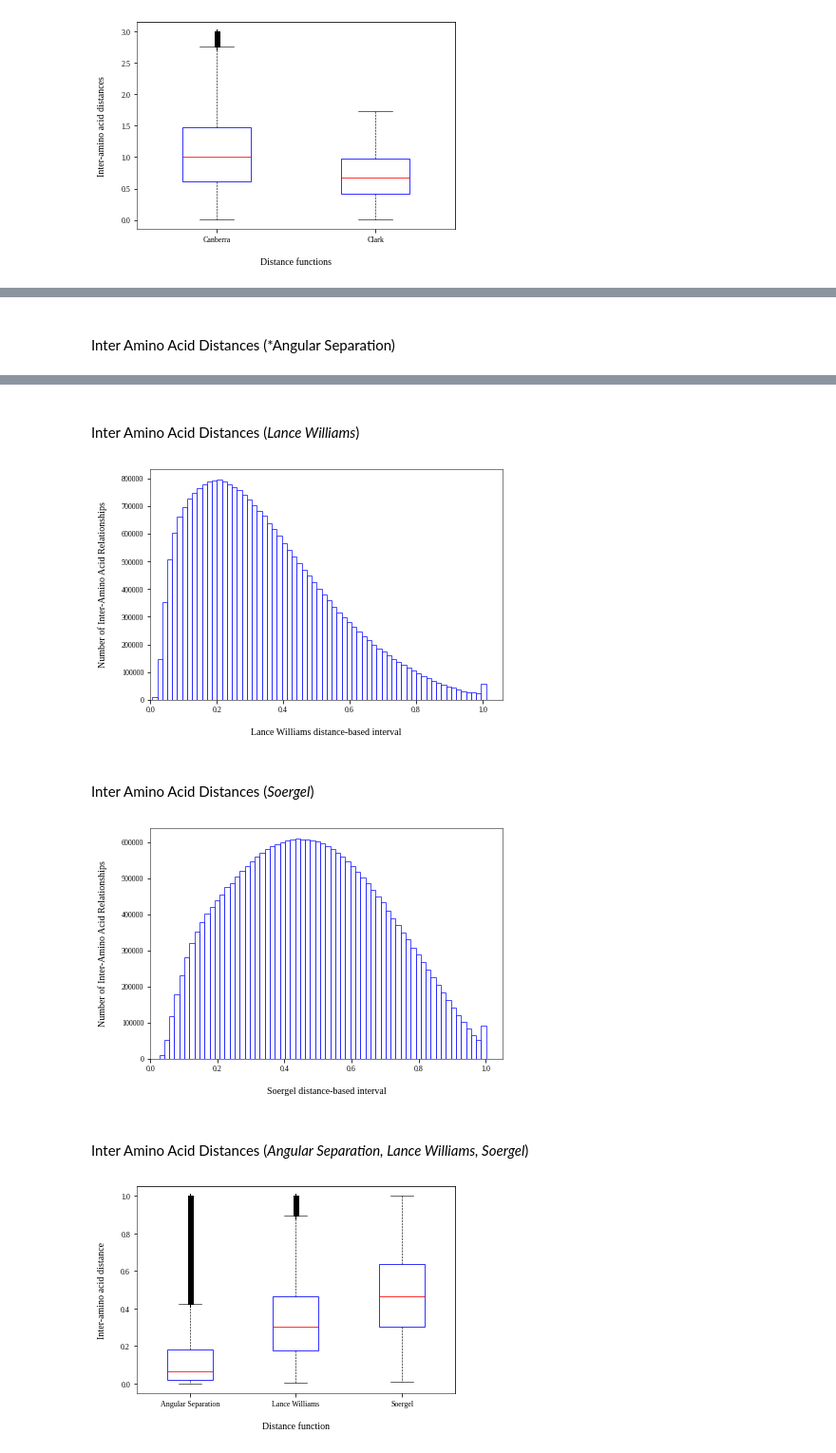
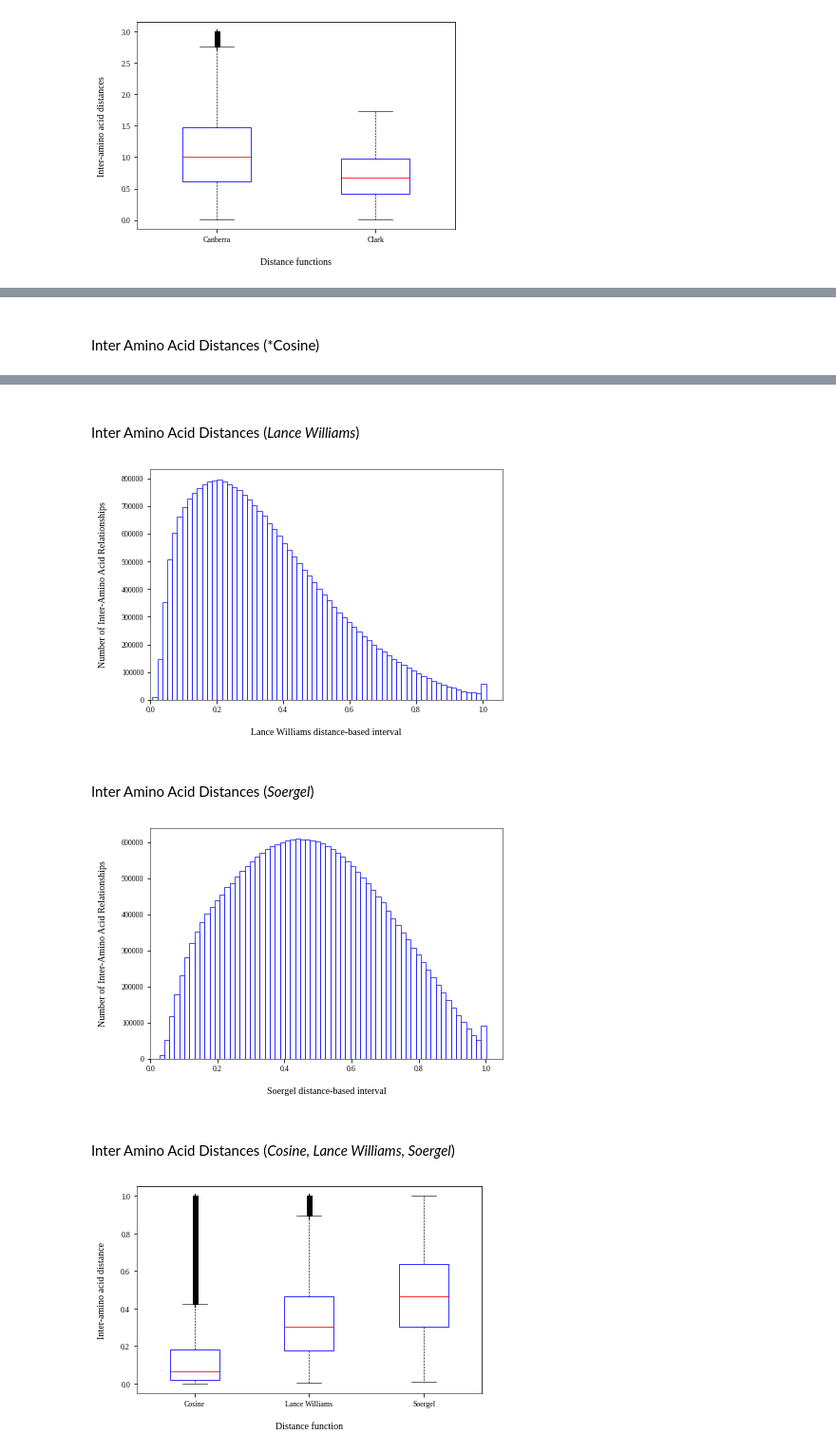
Before and after one commit to cicese-biocom/PepProtGraphAnalyzer, a Jupyter notebook: notebook/Distances Inter-amino Acid.ipynb, the cells around one changed output, grey strips where cells are left out. Shown at 95% size. Cells and saved outputs as stored; diff of their text form; code cells hidden in the pictures.

```diff
--- a/notebook/Distances Inter-amino Acid.ipynb
+++ b/notebook/Distances Inter-amino Acid.ipynb
@@ -244,26 +244,26 @@ del distances, plt
 distance_functions = ['angular_separation', 'lance_williams', 'soergel']
 
 # section name
-display(Markdown("<br>**Angular Separation, Lance Williams, Soergel** (*$0 ≤ d_{s,t} ≤ 1$*)<br>"))
+display(Markdown("<br>**Cosine, Lance Williams, Soergel** (*$0 ≤ d_{s,t} ≤ 1$*)<br>"))
 
 # statistics
-display(Markdown("<br>Statistics (*Angular Separation, Lance Williams, Soergel*)"))
+display(Markdown("<br>Statistics (*Cosine, Lance Williams, Soergel*)"))
 display(statistics[statistics['distance_function'].isin(distance_functions)].reset_index(drop=True))
 
 # histograms
 distances = app.get_distance_values(distance_functions)
 
 y_label = 'Number of Inter-Amino Acid Relationships'
-x_labels = ['Angular Separation distance-based interval', 'Lance Williams distance-based interval', 'Soergel distance-based interval']
+x_labels = ['Cosine distance-based interval', 'Lance Williams distance-based interval', 'Soergel distance-based interval']
 bin_width = [0.012, 0.015, 0.015]
 x_axis_step = 0.2
 
-display(Markdown("<br>Inter Amino Acid Distances (*Angular Separation, Lance Williams, Soergel*)"))
+display(Markdown("<br>Inter Amino Acid Distances (*Cosine, Lance Williams, Soergel*)"))
 output = paths['distances_inter_amino_acid_path'].joinpath("Inter Amino Acid Distances (as_lw_so) -histogram")
 plt = histogram(distances, x_labels, y_label, bin_width=bin_width, x_axis_step=x_axis_step, x_axis_max=1, output=output)
 plt.show()
 
-display(Markdown("<br>Inter Amino Acid Distances (*Angular Separation)"))
+display(Markdown("<br>Inter Amino Acid Distances (*Cosine)"))
 output = paths['distances_inter_amino_acid_path'].joinpath("Inter Amino Acid Distances (as) -histogram")
 plt = histogram(distances['angular_separation'], x_labels[0], y_label, bin_width[0], x_axis_step, x_axis_max=1, output=output)
 plt.show()
@@ -283,15 +283,15 @@ del distances, plt
 # boxplot
 distances = app.get_distance_values_and_pivot(distance_functions)
 
-display(Markdown("<br>Inter Amino Acid Distances (*Angular Separation, Lance Williams, Soergel*)"))
+display(Markdown("<br>Inter Amino Acid Distances (*Cosine, Lance Williams, Soergel*)"))
 x_axis = 'distance_function'
 y_axis = 'value'
-x_ticks =['Angular Separation', 'Lance Williams', 'Soergel']
+x_ticks =['Cosine', 'Lance Williams', 'Soergel']
 x_label = 'Distance function'
 y_label = 'Inter-amino acid distance'
 output = paths['distances_inter_amino_acid_path'].joinpath("Inter Amino Acid Distances (as_lw_so) -boxplot")
 y_lim=(-1, 240)
-plt = boxplot(distances, x_axis, y_axis, x_label, y_label, x_ticks, y_lim=None, output=output, categories=distance_functions)
+plt = boxplot(distances, x_axis, y_axis, x_label, y_label, x_ticks, y_lim=None, output=output, categories=distance_functions, fig_size=(6.5, 4))
 plt.show()
 
 del distances, plt
@@ -307 +307 @@ del distances, plt
-<br>Inter Amino Acid Distances (*Angular Separation)
+<br>Inter Amino Acid Distances (*Cosine)
@@ -309,9 +309,9 @@ del distances, plt
 <br>Inter Amino Acid Distances (*Lance Williams*)
 [figure]
 <br>Inter Amino Acid Distances (*Soergel*)
 [figure]
-<br>Inter Amino Acid Distances (*Angular Separation, Lance Williams, Soergel*)
+<br>Inter Amino Acid Distances (*Cosine, Lance Williams, Soergel*)
-[figure, old version]
+[figure, new version]
 # %%
 # distance_functions
 distance_functions = ['angular_separation', 'lance_williams', 'soergel']
```
Also changed, not shown: parts of 6 cells of this notebook, 3 other files.
